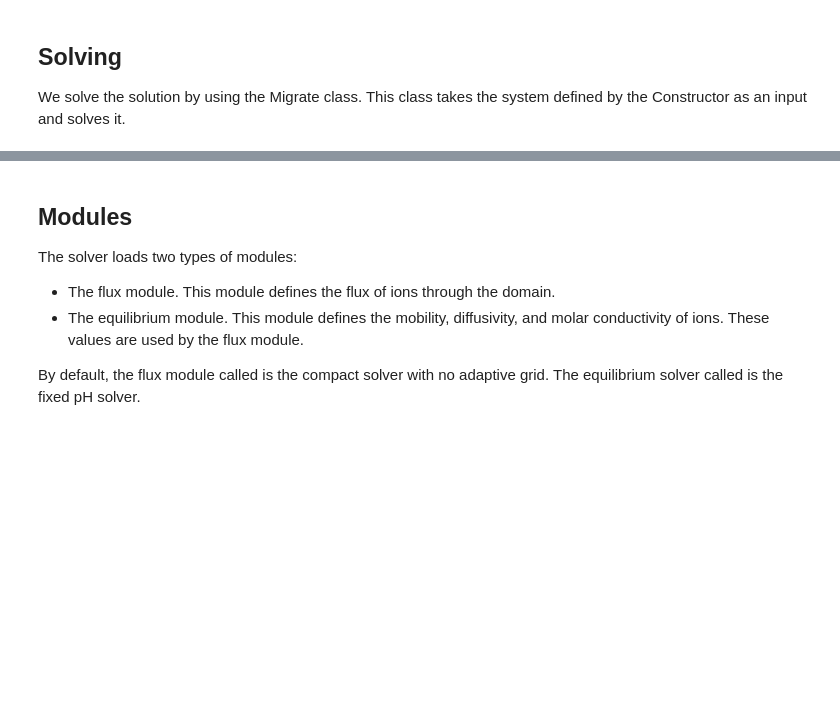
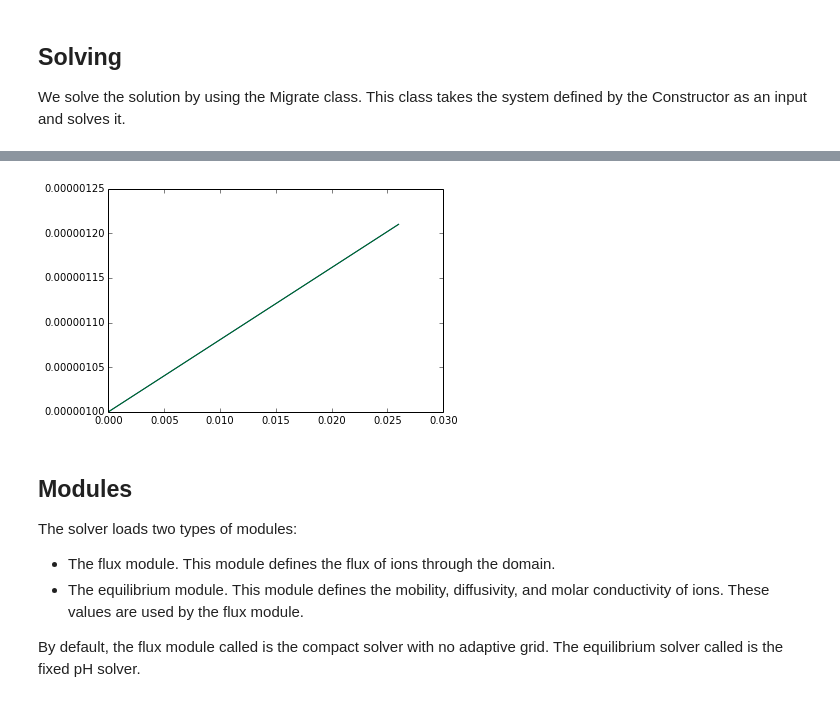
Before and after one commit to lewisamarshall/emigrate, a Jupyter notebook: Tutorial.ipynb, the cells around one changed output, grey strips where cells are left out. Drawn from its saved outputs; the diff is of its cells as text; code cells hidden in the pictures; blank space fills up the shorter version.

```diff
--- a/Tutorial.ipynb
+++ b/Tutorial.ipynb
@@ -99,3 +98,14 @@ AttributeError: 'Group' object has no attribute 'voltage'
+# %%
+figure()
+# plot([electrolyte.voltage for electrolyte in solver.electromigration.electrolytes.values()])
+for electrolyte in solver.electromigration.electrolytes.values():
+    plot(electrolyte.nodes, electrolyte.area)
+#     plot(electrolyte.area)
+
+# plot([electrolyte.area.tolist() for electrolyte in solver.electromigration.electrolytes.values()[:2]])
+show()
+# %% [output]
+[figure, added]
 # %% [markdown]
 Modules
 -------
```
Also changed, not shown: parts of 7 cells of this notebook, 3 other files.
